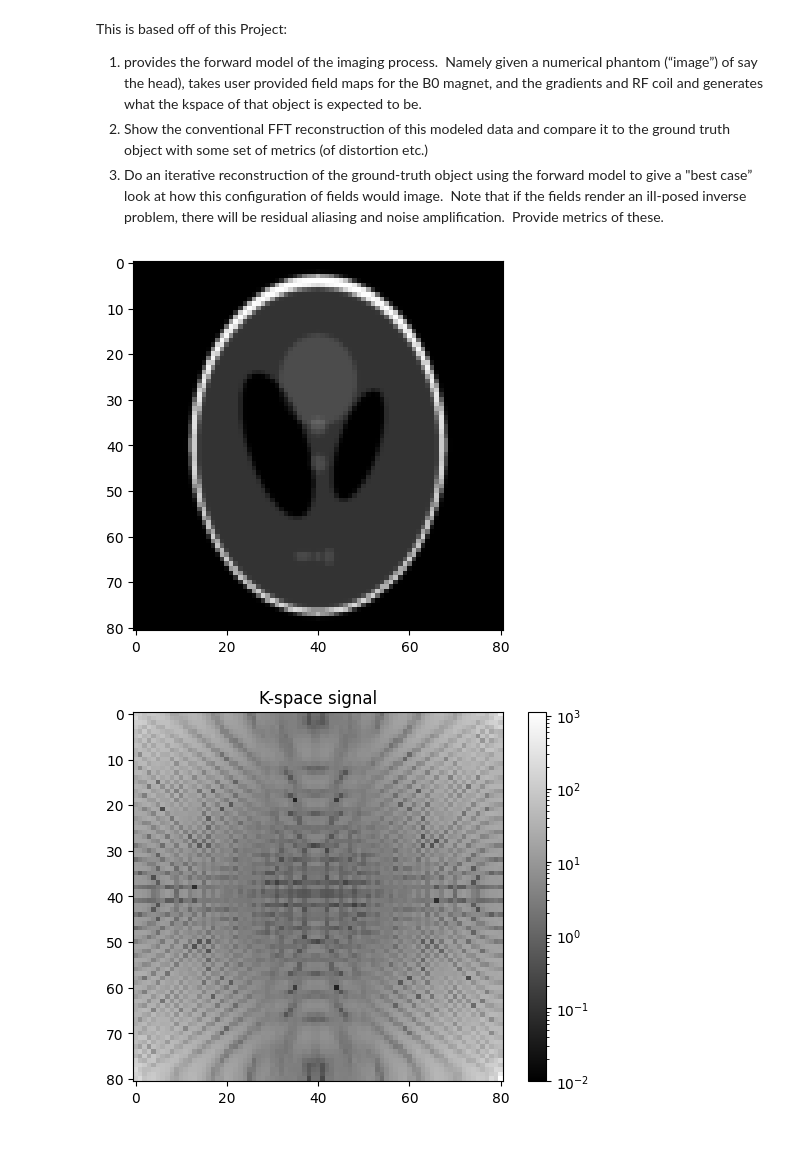
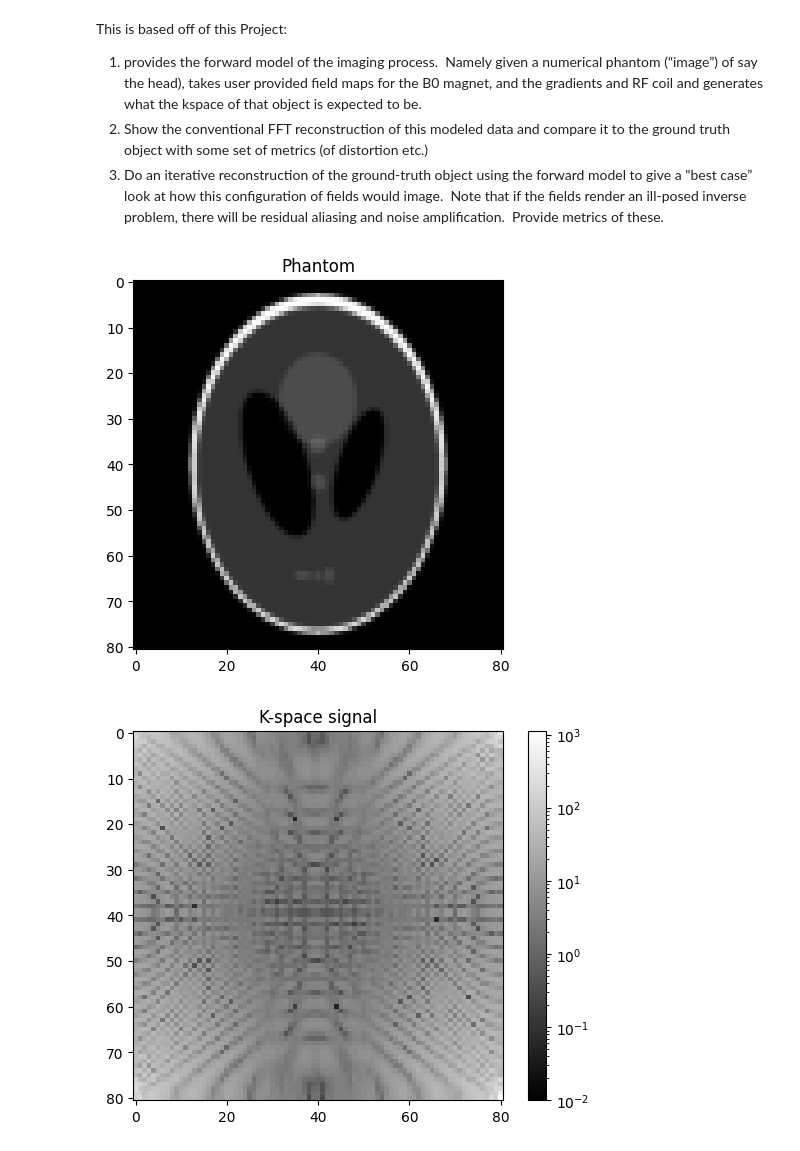
Before and after one commit to MaxStrey/Martinos_MR, a Jupyter notebook: Martinos_project/phantom_generation/phantom_6.ipynb, the cells around one changed output. Cells and saved outputs as stored; diff of their text form; code cells hidden in the pictures.

Commit message:
just displaying the initial and final image phantom 6

```diff
--- a/Martinos_project/phantom_generation/phantom_6.ipynb
+++ b/Martinos_project/phantom_generation/phantom_6.ipynb
@@ -18,36 +18,37 @@ phantom = shepp_logan_phantom()
 phantom = resize(phantom, (81, 81))
 phantom /= np.max(phantom)
 phantom = phantom * (1 + 1j)  # Make the phantom complex
 
 
 N_spins = 81  # Number of spins in the phantom
 # # Phantom is a 2D delta function (single point in the center)
 # phantom = np.zeros((N_spins, N_spins), dtype=np.complex128)
 # phantom[N_spins//2, N_spins//2] = 1
 
-# # Load the B0 field map from the csv file
-# B0_field_map = pd.read_csv('2Dslice.csv', header=None).values
+# Load the B0 field map from the csv file
+B0_field_map = pd.read_csv('2Dslice.csv', header=None).values
 
 # # Plot the B0 field map
 # plt.imshow(np.abs(B0_field_map), cmap='gray')
 # plt.show()
 
 # Plot the phantom
+plt.title('Phantom')
 plt.imshow(np.abs(phantom), cmap='gray')
 plt.show()
 
 
 
 
 
 
 gamma = 42.58e6  # Gyromagnetic ratio for hydrogen in Hz/T
 g_mult = 6 # Gradient multiplication factor
 Gx = 0.004755753 * g_mult  # Gradient strength in T/m
 Gy = 0.004755753 * g_mult # Gradient strength in T/m
 B0 = 1.0  # B0 field in T
 # %% [output]
-[figure, old version]
+[figure, new version]
 # %%
 # RF pulse (90 degree flip)
 angle = np.pi / 2
```
Also changed, not shown: parts of 1 cell of this notebook.
